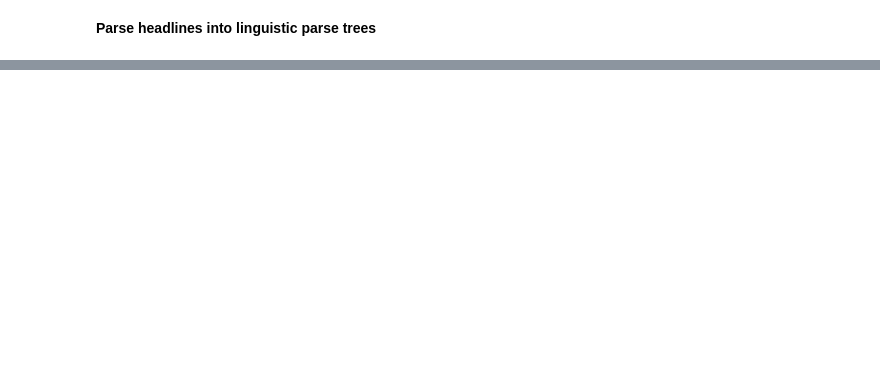
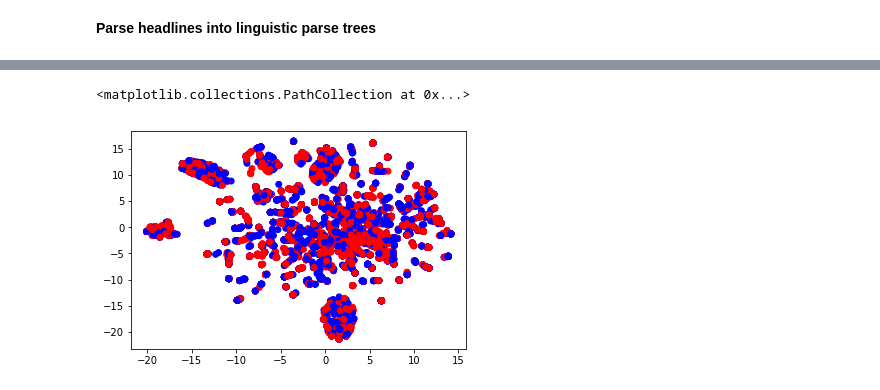
Before and after one commit to churkle/FakeNewsChecker, a Jupyter notebook: Analysis.ipynb, the cells around one changed output, grey strips where cells are left out. Cells and saved outputs as stored; diff of their text form; code cells hidden in the pictures; blank space fills up the shorter version.

Commit message:
Started visualizing sentence structures with tsne

```diff
--- a/Analysis.ipynb
+++ b/Analysis.ipynb
@@ -43,0 +66,8 @@ dtype: object
+# %%
+m = np.load("similarity_matrix.npy")
+# %%
+#reduce dimensionality of sim matrix to 2
+from sklearn.manifold import TSNE
+tsne_model = TSNE(n_components=2, verbose=1, random_state=0)
+# %%
+tsne = tsne_model.fit_transform(m)
@@ -43,0 +92,6 @@ dtype: object
+# %%
+colors = {'FAKE':'red','REAL':'blue'}
+plt.scatter(tsne[:,0],tsne[:,1],c=df['label'].apply(lambda x: colors[x]))
+# %% [output]
+<matplotlib.collections.PathCollection at 0x...>
+[figure, added]
```
Also changed, not shown: parts of 15 cells of this notebook, 1 other file.
